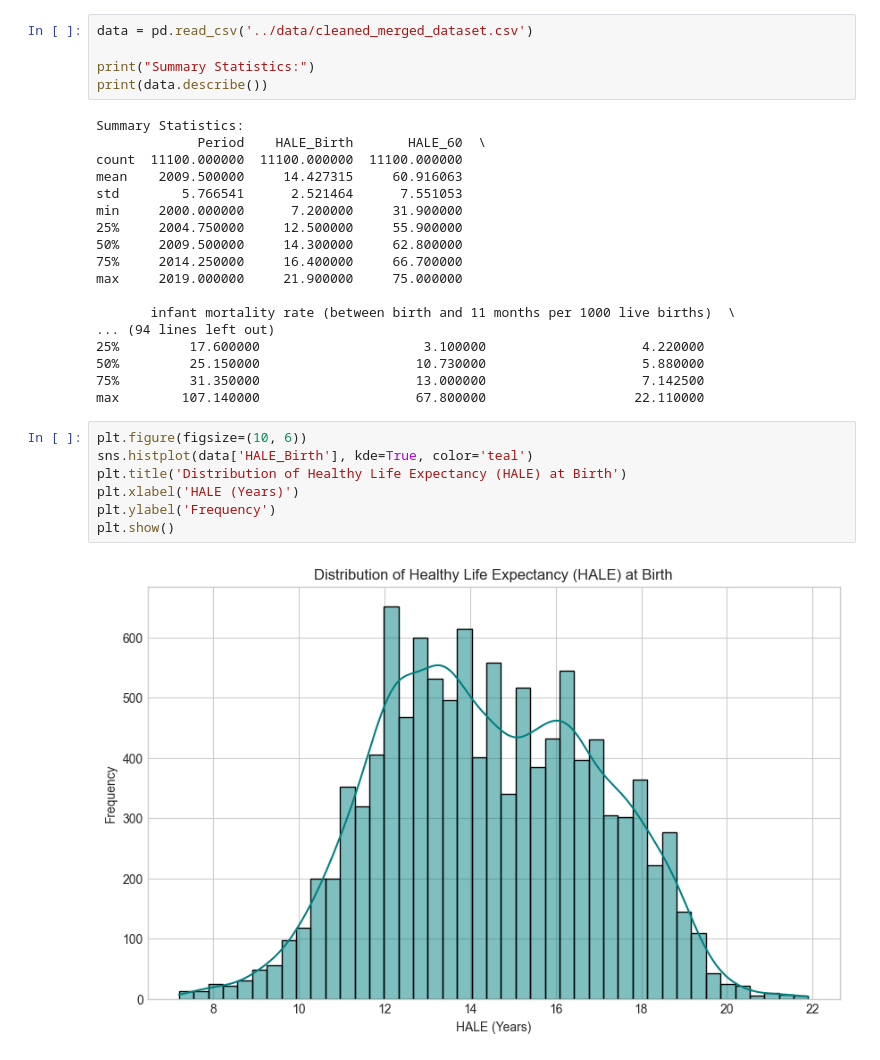
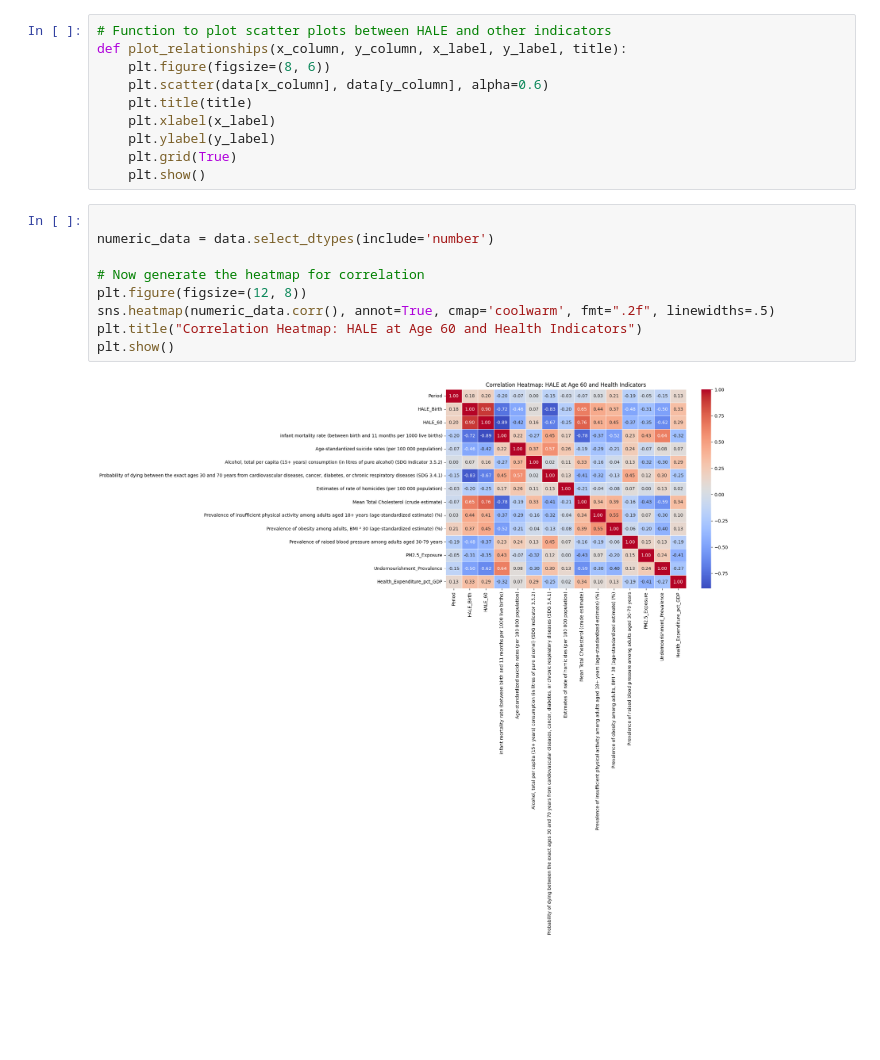
Before and after one commit to HALA-Prediction-466/HALE-prediction, a Jupyter notebook: code/EDA.ipynb, the cells around one changed output. Drawn from its saved outputs; the diff is of its cells as text; blank space fills up the shorter version.

```diff
--- a/code/EDA.ipynb
+++ b/code/EDA.ipynb
@@ -8,33 +27,22 @@ sns.set_palette("husl")
-# %%
-data = pd.read_csv('../data/cleaned_merged_dataset.csv')
-
-print("Summary Statistics:")
-print(data.describe())
-# %% [output]
-Summary Statistics:
-             Period    HALE_Birth       HALE_60  \
-count  11100.000000  11100.000000  11100.000000
-mean    2009.500000     14.427315     60.916063
-std        5.766541      2.521464      7.551053
-min     2000.000000      7.200000     31.900000
-25%     2004.750000     12.500000     55.900000
-50%     2009.500000     14.300000     62.800000
-75%     2014.250000     16.400000     66.700000
-max     2019.000000     21.900000     75.000000
-
-       infant mortality rate (between birth and 11 months per 1000 live births)  \
-... (94 lines left out)
-25%         17.600000                     3.100000                    4.220000
-50%         25.150000                    10.730000                    5.880000
-75%         31.350000                    13.000000                    7.142500
-max        107.140000                    67.800000                   22.110000
 # %%
-plt.figure(figsize=(10, 6))
-sns.histplot(data['HALE_Birth'], kde=True, color='teal')
-plt.title('Distribution of Healthy Life Expectancy (HALE) at Birth')
-plt.xlabel('HALE (Years)')
-plt.ylabel('Frequency')
-plt.show()
+# Function to plot scatter plots between HALE and other indicators
+def plot_relationships(x_column, y_column, x_label, y_label, title):
+    plt.figure(figsize=(8, 6))
+    plt.scatter(data[x_column], data[y_column], alpha=0.6)
+    plt.title(title)
+    plt.xlabel(x_label)
+    plt.ylabel(y_label)
+    plt.grid(True)
+    plt.show()
-# %% [output]
-[figure, removed]
+# %%
+
+numeric_data = data.select_dtypes(include='number')
+
+# Now generate the heatmap for correlation
+plt.figure(figsize=(12, 8))
+sns.heatmap(numeric_data.corr(), annot=True, cmap='coolwarm', fmt=".2f", linewidths=.5)
+plt.title("Correlation Heatmap: HALE at Age 60 and Health Indicators")
+plt.show()
+# %% [output]
+[figure, added]
 # %%
```
Also changed, not shown: parts of 10 cells of this notebook.
